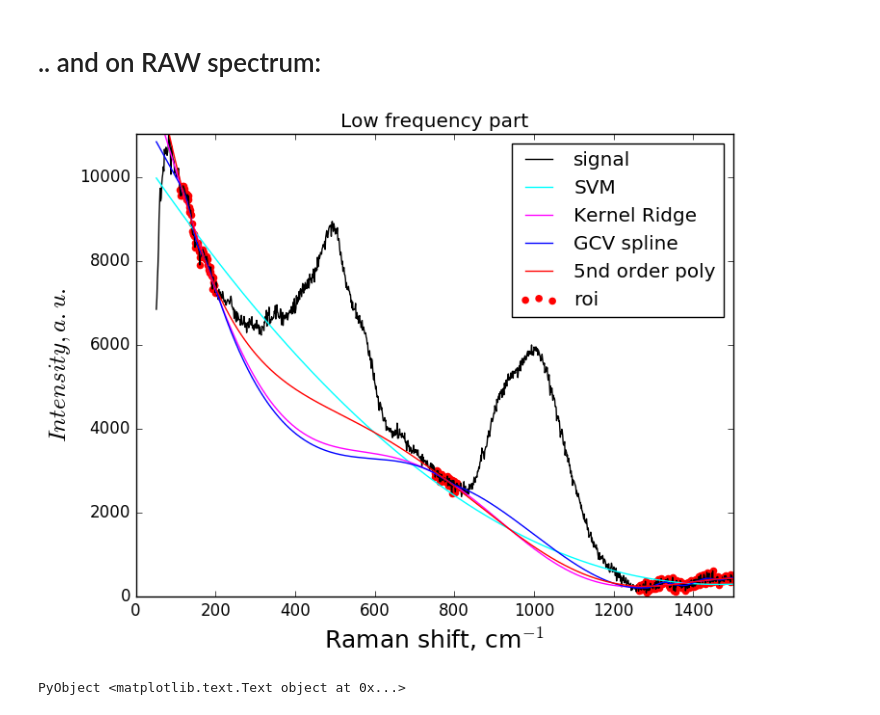
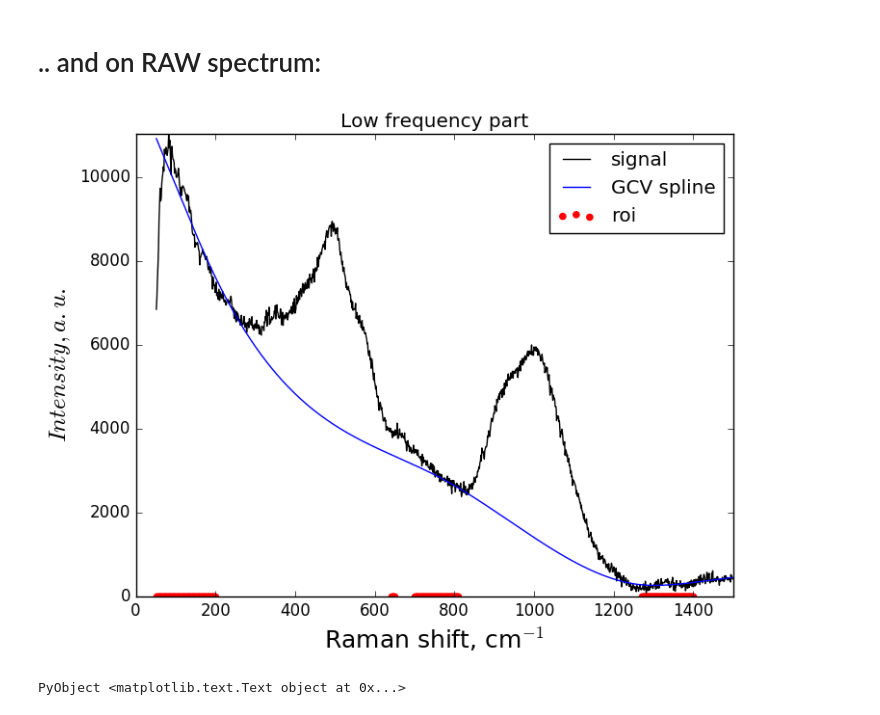
Before and after one commit to charlesll/Spectra.jl, a Jupyter notebook: examples/Baseline_examples.ipynb, the cells around one changed output. Drawn from its saved outputs; the diff is of its cells as text; code cells hidden in the pictures.

```diff
--- a/examples/Baseline_examples.ipynb
+++ b/examples/Baseline_examples.ipynb
@@ -122,34 +122,34 @@ ylabel(L"Intensity, a. u.",fontsize=18)
 # %%
 x_fit=x[x.<1500]
 y_fit=y[x.<1500]
 # and we need to change the roi because of the Boson peak
 roi = [110. 200.; 750. 810.; 1260. 2000;2100 3000; 3800 4000]
 
-y_svm, bas_svm = baseline(x_fit,y_fit,roi,"SVMregression") # the support vector regression
-y_kr, bas_kr = baseline(x_fit,y_fit,roi,"KRregression") # the kernel ridge regression
+#y_svm, bas_svm = baseline(x_fit,y_fit,roi,"SVMregression") # the support vector regression
+#y_kr, bas_kr = baseline(x_fit,y_fit,roi,"KRregression") # the kernel ridge regression
 y_gcvspline, bas_gcvspline = baseline(x_fit,y_fit,roi,"gcvspline",p=0.35) # using the GCV spline, with the smoothing factor
-y_poly, bas_poly, xy_roi = baseline(x_fit,y_fit,roi,"poly",p=5.0,roi_out="yes")
+#y_poly, bas_poly, xy_roi = baseline(x_fit,y_fit,roi,"poly",p=5.0,roi_out="yes")
 
 # There we do the plots.
 figure()
 title("Low frequency part")
 plot(x_fit,y_fit,"black",label="signal") # the signal
 scatter(xy_roi[:,1],xy_roi[:,2],color="red",label="roi") # the signal used to fit the baselines
 
 # And below the code to fit the different baselines
-plot(x_fit,bas_svm,"cyan",label="SVM")
-plot(x_fit,bas_kr,"magenta",label="Kernel Ridge")
+#plot(x_fit,bas_svm,"cyan",label="SVM")
+#plot(x_fit,bas_kr,"magenta",label="Kernel Ridge")
 plot(x_fit,bas_gcvspline,"blue",label="GCV spline")
-plot(x_fit,bas_poly,"red",label="5nd order poly")
+#plot(x_fit,bas_poly,"red",label="5nd order poly")
 
 # Some plotting options
 xlim(0,1500)
 ylim(0,maximum(y_fit[x_fit.<1500]))
 legend(loc="best")
 xlabel(L"Raman shift, cm$^{-1}$",fontsize=18)
 ylabel(L"Intensity, a. u.",fontsize=18)
 # %% [output]
-[figure, old version]
+[figure, new version]
 PyObject <matplotlib.text.Text object at 0x...>
 # %%
 # There for the example we are going to use the Dierckx spline, instead of the gcvspline
```
Also changed, not shown: parts of 3 cells of this notebook, 1 other file.
